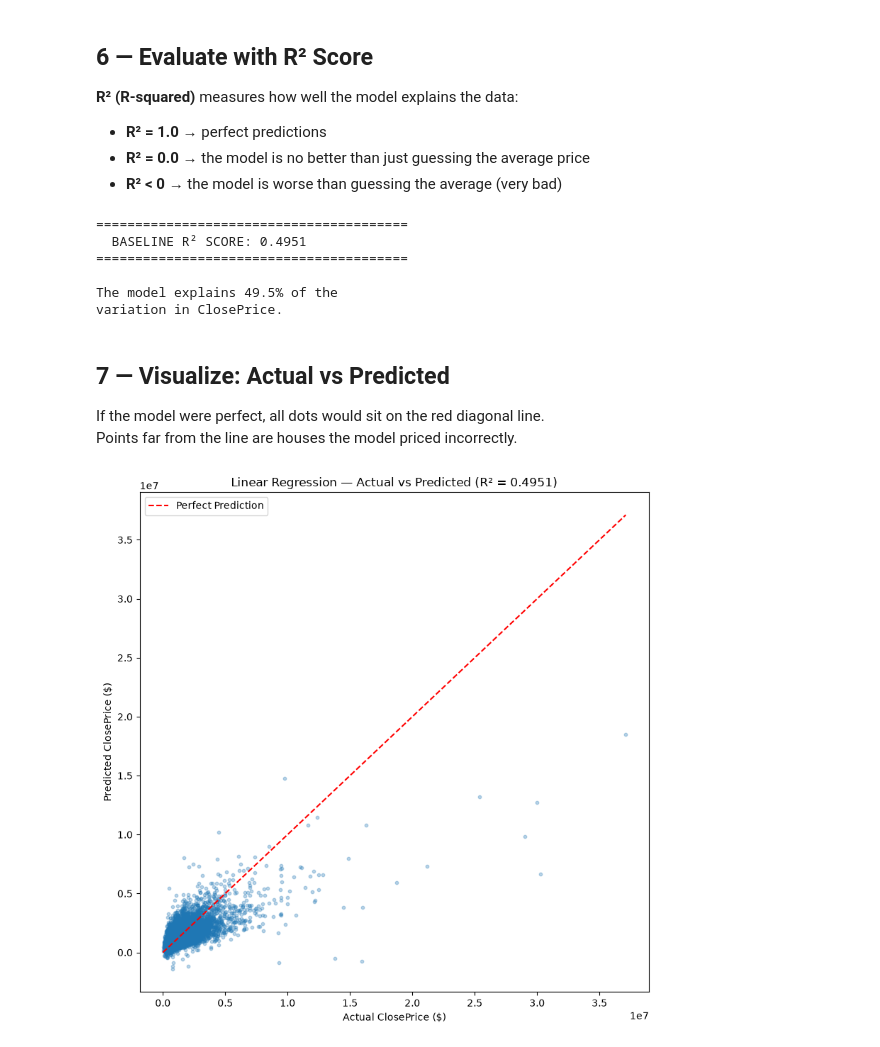
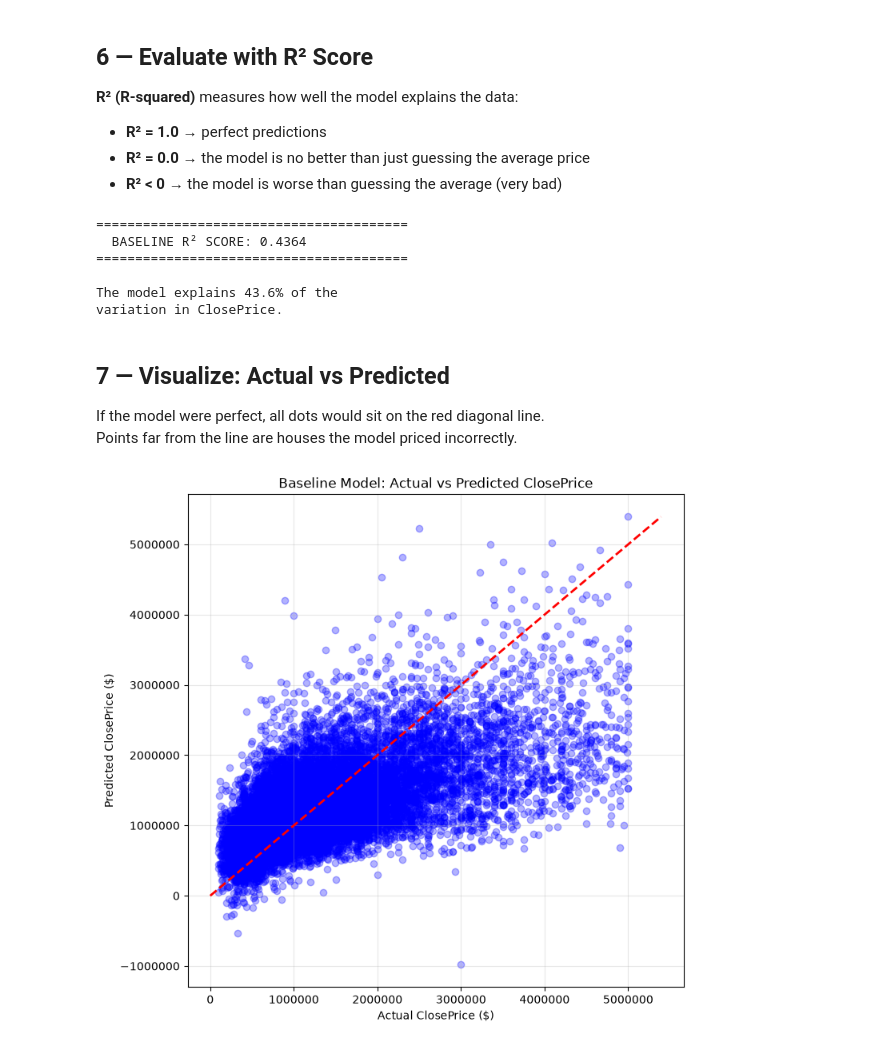
Before and after one commit to adesa46/IDXExchange-Data-Science, a Jupyter notebook: Notebooks/03_baseline_model.ipynb, the cells around one changed output. Drawn from its saved outputs; the diff is of its cells as text; code cells hidden in the pictures.

```diff
--- a/Notebooks/03_baseline_model.ipynb
+++ b/Notebooks/03_baseline_model.ipynb
@@ -23,7 +23,11 @@ We load the `train.csv` and `test.csv` files created in `02_preprocessing.ipynb`
 These already have missing values filled, categories encoded, and numeric features scaled.
 # %%
 # Load train and test data
-DATA_DIR = os.path.join(os.getcwd(), 'Data')
+# Resolve project root (parent of Notebooks/) using absolute paths
+NOTEBOOK_DIR = os.path.abspath(os.getcwd())
+PROJECT_ROOT = os.path.abspath(os.path.join(NOTEBOOK_DIR, '..')) if os.path.basename(NOTEBOOK_DIR) == 'Notebooks' else NOTEBOOK_DIR
+DATA_DIR = os.path.join(PROJECT_ROOT, 'Cleaned, Test, Train Data')
+
 train_df = pd.read_csv(os.path.join(DATA_DIR, 'train.csv'))
 test_df  = pd.read_csv(os.path.join(DATA_DIR, 'test.csv'))
 
@@ -48,13 +58,14 @@ Test set:     12,544 rows
 # The target column we want to predict
 target = 'ClosePrice'
 
-# X = all columns EXCEPT ClosePrice
-# y = just ClosePrice
-X_train = train_df.drop(columns=[target])
+# Exclude target as well as LabelEncoded categoricals (City, PostalCode) which confuse Linear Regression
+drop_cols = [target, 'City', 'PostalCode']
+
+X_train = train_df.drop(columns=[col for col in drop_cols if col in train_df.columns])
 y_train = train_df[target]
 
-X_test = test_df.drop(columns=[target])
-y_test = test_df[target]
+X_test  = test_df.drop(columns=[col for col in drop_cols if col in test_df.columns])
+y_test  = test_df[target]
 
 print(f'Features (X): {list(X_train.columns)}')
 print(f'Number of features: {X_train.shape[1]}')
@@ -125,10 +134,10 @@ print(f'\nThe model explains {r2 * 100:.1f}% of the')
 print(f'variation in ClosePrice.')
 # %% [output]
 ========================================
-  BASELINE R² SCORE: 0.4951
+  BASELINE R² SCORE: 0.4364
 ========================================
 
-The model explains 49.5% of the
+The model explains 43.6% of the
 variation in ClosePrice.
 # %% [markdown]
 ## 7 — Visualize: Actual vs Predicted
@@ -136,20 +145,19 @@ variation in ClosePrice.
 If the model were perfect, all dots would sit on the red diagonal line.
 Points far from the line are houses the model priced incorrectly.
 # %%
+# Scatter plot: Actual vs Predicted
 plt.figure(figsize=(8, 8))
+plt.scatter(y_test, y_pred, alpha=0.3, color='blue')
 
-# Scatter plot of actual vs predicted prices
-plt.scatter(y_test, y_pred, alpha=0.3, s=10)
+# Draw the "Perfect Prediction" diagonal line
+max_val = max(y_test.max(), y_pred.max())
+plt.plot([0, max_val], [0, max_val], color='red', linestyle='--', linewidth=2)
 
-# Draw a red diagonal line (perfect predictions would land here)
-max_price = max(y_test.max(), y_pred.max())
-plt.plot([0, max_price], [0, max_price], color='red', linestyle='--', label='Perfect Prediction')
-
+plt.title('Baseline Model: Actual vs Predicted ClosePrice')
 plt.xlabel('Actual ClosePrice ($)')
 plt.ylabel('Predicted ClosePrice ($)')
-plt.title(f'Linear Regression — Actual vs Predicted (R² = {r2:.4f})')
-plt.legend()
-plt.tight_layout()
+plt.ticklabel_format(style='plain', axis='both') # Turn off scientific notation
+plt.grid(True, alpha=0.3)
 plt.show()
 # %% [output]
-[figure, old version]
+[figure, new version]
```
Also changed, not shown: parts of 10 cells of this notebook, 6 other files.
